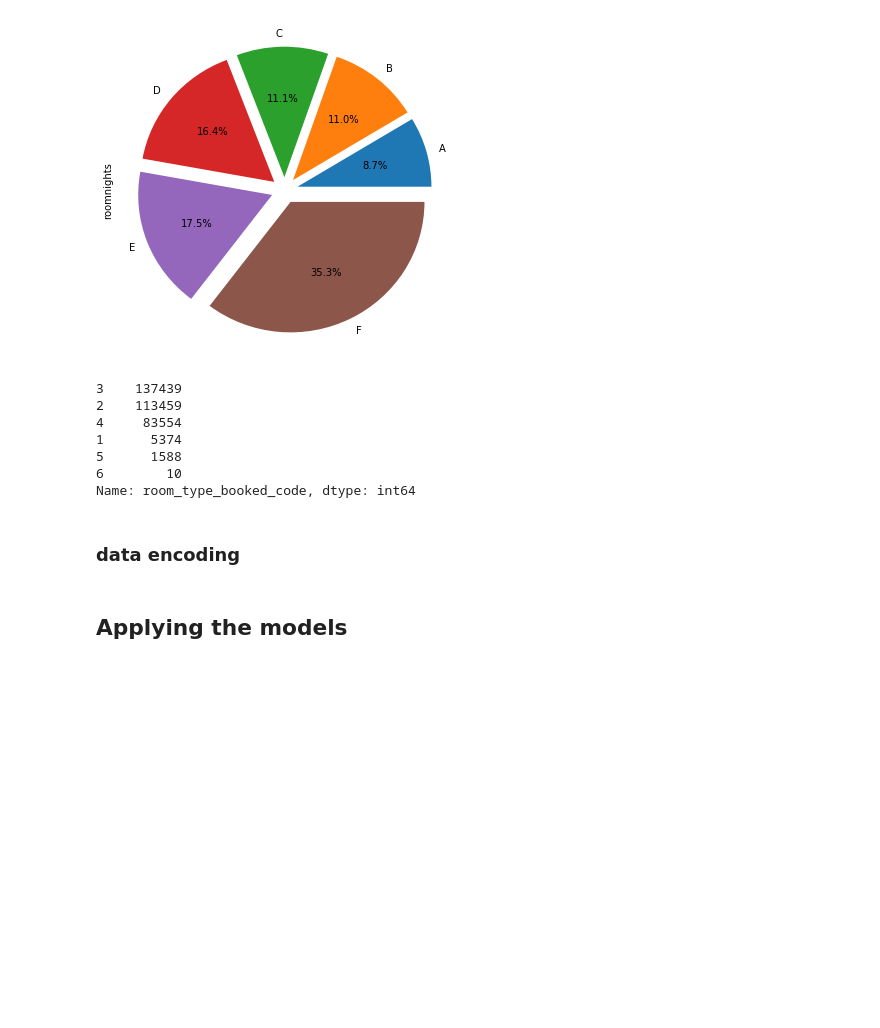
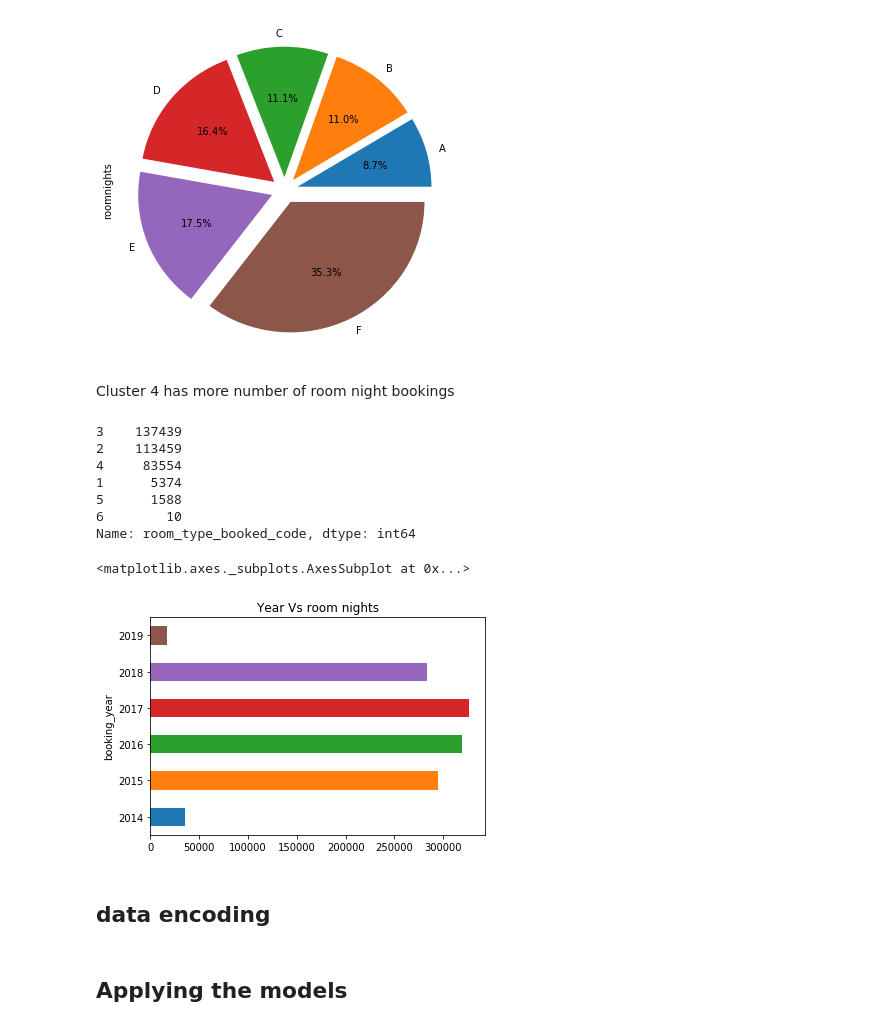
Before and after one commit to adinarayanaPalvadi/club_mahindra_dataOlympics, a Jupyter notebook: club_mahindras_dataOlympics.ipynb, the cells around one changed output. Cells and saved outputs as stored; diff of their text form; code cells hidden in the pictures; blank space fills up the shorter version.

```diff
--- a/club_mahindras_dataOlympics.ipynb
+++ b/club_mahindras_dataOlympics.ipynb
@@ -210,6 +240,8 @@ cluVsnight.plot.pie(subplots=True,figsize=(6,6),autopct='%1.1f%%',explode=explod
 array([<matplotlib.axes._subplots.AxesSubplot object at 0x...>],
       dtype=object)
 [figure]
+# %% [markdown]
+Cluster 4 has more number of room night bookings
 # %%
 train['room_type_booked_code'].value_counts()
 # %% [output]
@@ -220,8 +252,14 @@ train['room_type_booked_code'].value_counts()
 5      1588
 6        10
 Name: room_type_booked_code, dtype: int64
+# %%
+#pd.crosstab(train['booking_year'],train['roomnights'])
+train.groupby(['booking_year'])['roomnights'].sum().plot.barh(title='Year Vs room nights')
+# %% [output]
+<matplotlib.axes._subplots.AxesSubplot at 0x...>
+[figure, added]
 # %% [markdown]
-### data encoding
+## data encoding
 # %%
 from sklearn.preprocessing import LabelEncoder
 # %%
```
Also changed, not shown: parts of 20 cells of this notebook.
